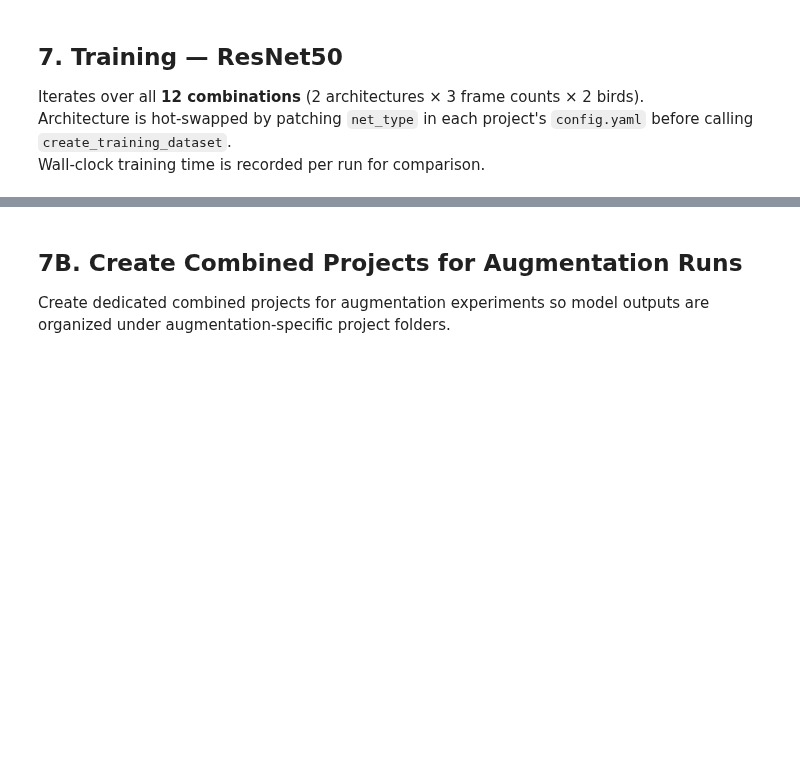
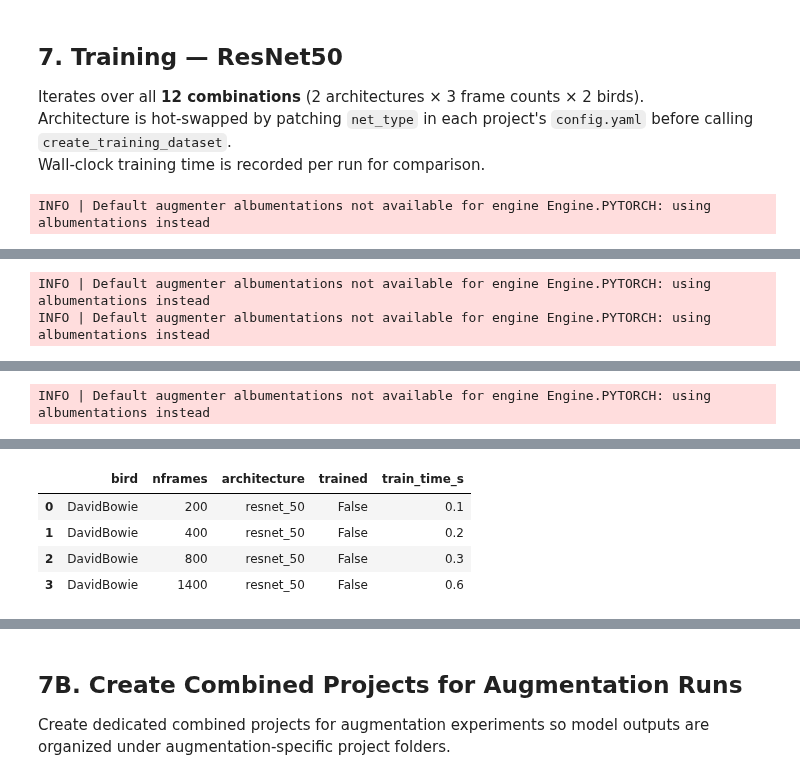
Before and after one commit to tcmarino8/BirdSongs-MNHN, a Jupyter notebook: Testing/Code-Testing/run_experimentation.ipynb, the cells around one changed output, grey strips where cells are left out. Drawn from its saved outputs; the diff is of its cells as text; code cells hidden in the pictures; blank space fills up the shorter version.

```diff
--- a/Testing/Code-Testing/run_experimentation.ipynb
+++ b/Testing/Code-Testing/run_experimentation.ipynb
@@ -602,3 +618,75 @@ unique_image_files
 Iterates over all **12 combinations** (2 architectures × 3 frame counts × 2 birds).
 Architecture is hot-swapped by patching `net_type` in each project's `config.yaml` before calling `create_training_dataset`.
 Wall-clock training time is recorded per run for comparison.
+# %%
+
+RUN_TRAINING      = True
+USE_FULL_EPOCHS   = True
+epochs = EPOCHS_FULL if USE_FULL_EPOCHS else EPOCHS_SMOKE
+training_results = []  # list of dicts — one entry per (bird, n, arch) run
+
+if not RUN_TRAINING:
+    print("DRY RUN — set RUN_TRAINING = True to execute training.")
+    for bird_name in BIRDS:
+        for n in FRAME_COUNTS:
+            for arch in ARCHITECTURES:
+                training_results.append({
+                    "bird": bird_name, "nframes": n, "architecture": arch,
+                    "epochs": epochs, "trained": False,
+                    "train_time_s": None, "latest_snapshot": None,
+                    "notes": "dry run",
+                })
+else:
+    # One confirmation per bird, even if multiple model/frame variants are trained.
+    review_configs_by_bird = {
+        bird_name: [combined_configs[(bird_name, n)] for n in FRAME_COUNTS]
+        for bird_name in BIRDS
+    }
+#    dlcs.require_bodyparts_review_before_training(
+#        run_training=RUN_TRAINING,
+#        configs_by_bird=review_configs_by_bird,
+#    )
+
+    for bird_name in BIRDS:
+        for n in FRAME_COUNTS:
+            train_cfg = combined_configs[(bird_name, n)]
+            for arch in ARCHITECTURES:
+                run_label = f"{bird_name} | n={n} | {arch}"
+                print(f"\n{'─'*60}")
+                print(f"Training: {run_label}")
+
+                # Switch architecture in config.yaml
+                set_net_type(train_cfg, arch)
+
+                # Time the full create_training_dataset + train_network cycle
+                t0 = time.perf_counter()
+                try:
+                    deeplabcut.create_training_dataset(train_cfg)
+
+
+                    latest_snap = deeplabcut.train_network(train_cfg, epochs=epochs)
+                    elapsed = time.perf_counter() - t0
+                    training_results.append({
+                        "bird": bird_name, "nframes": n, "architecture": arch,
+                        "epochs": epochs, "trained": True,
+                        "train_time_s": round(elapsed, 1),
+                        "latest_snapshot": latest_snap,
+                        "notes": "",
+                    })
+                    print(f"  Done in {elapsed/60:.1f} min  ->  {latest_snap}")
+                except Exception as exc:
+                    elapsed = time.perf_counter() - t0
+                    training_results.append({
+                        "bird": bird_name, "nframes": n, "architecture": arch,
+                        "epochs": epochs, "trained": False,
+                        "train_time_s": round(elapsed, 1),
+                        "latest_snapshot": None,
+                        "notes": str(exc),
+                    })
+                    print(f"  ERROR: {exc}")
+
+print(f"\n{'─'*60}")
+print(f"Training runs recorded: {len(training_results)}")
+pd.DataFrame(training_results)[["bird", "nframes", "architecture", "trained", "train_time_s"]]
+# %% [output]
+INFO | Default augmenter albumentations not available for engine Engine.PYTORCH: using albumentations instead
@@ -604,0 +707,2 @@ Wall-clock training time is recorded per run for comparison.
+INFO | Default augmenter albumentations not available for engine Engine.PYTORCH: using albumentations instead
+INFO | Default augmenter albumentations not available for engine Engine.PYTORCH: using albumentations instead
@@ -604,0 +717 @@ Wall-clock training time is recorded per run for comparison.
+INFO | Default augmenter albumentations not available for engine Engine.PYTORCH: using albumentations instead
@@ -605,3 +730,8 @@ Wall-clock training time is recorded per run for comparison.
+|  | bird | nframes | architecture | trained | train_time_s |
+| 0 | DavidBowie | 200 | resnet_50 | False | 0.1 |
+| 1 | DavidBowie | 400 | resnet_50 | False | 0.2 |
+| 2 | DavidBowie | 800 | resnet_50 | False | 0.3 |
+| 3 | DavidBowie | 1400 | resnet_50 | False | 0.6 |
 # %%
 
 
```
Also changed, not shown: parts of 12 cells of this notebook, 1 other file.
